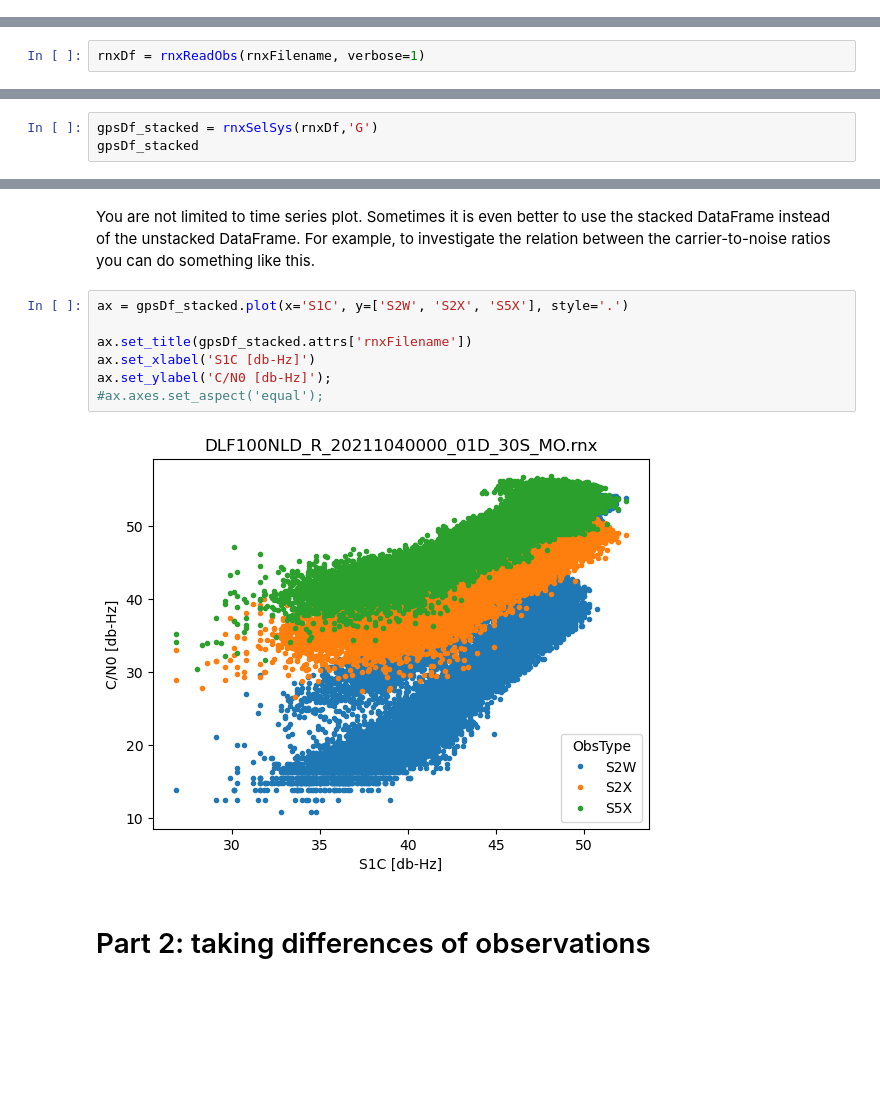
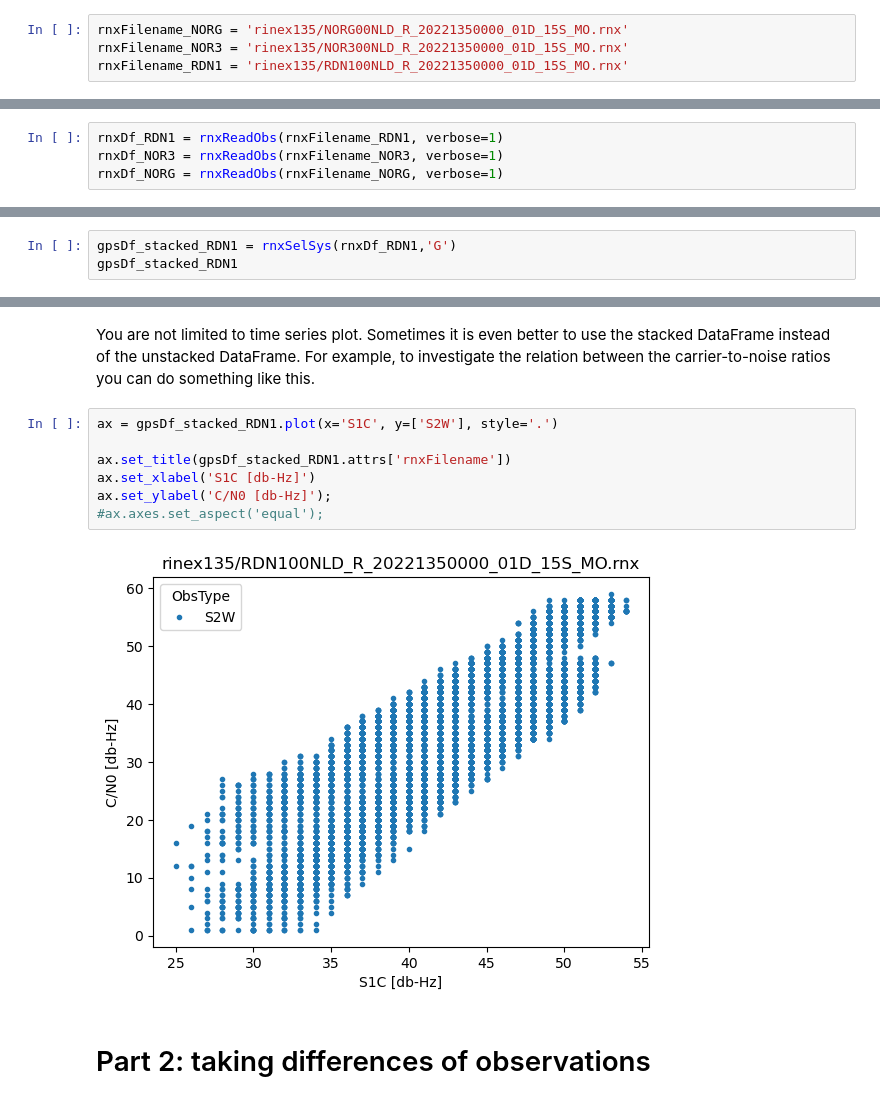
Before and after one commit to ICSlingerland/Groningen-Deformation-lab, a Jupyter notebook: pdRINEX-GettingStarted.ipynb, the cells around one changed output, grey strips where cells are left out. Saved outputs shown, nothing was run; the diff lists cells and outputs as text; blank space fills up the shorter version.

```diff
--- a/pdRINEX-GettingStarted.ipynb
+++ b/pdRINEX-GettingStarted.ipynb
@@ -192,7 +193,13 @@ DLF100NLD_R_20211040000_01D_30S_MO.rnx
+# %%
+rnxFilename_NORG = 'rinex135/NORG00NLD_R_20221350000_01D_15S_MO.rnx'
+rnxFilename_NOR3 = 'rinex135/NOR300NLD_R_20221350000_01D_15S_MO.rnx'
+rnxFilename_RDN1 = 'rinex135/RDN100NLD_R_20221350000_01D_15S_MO.rnx'
 # %% [markdown]
 ## Read RINEX data
 
 The RINEX data is read using the `rnxReadObs` into a pandas **DataFrame**.
 # %%
-rnxDf = rnxReadObs(rnxFilename, verbose=1)
+rnxDf_RDN1 = rnxReadObs(rnxFilename_RDN1, verbose=1)
+rnxDf_NOR3 = rnxReadObs(rnxFilename_NOR3, verbose=1)
+rnxDf_NORG = rnxReadObs(rnxFilename_NORG, verbose=1)
 # %% [output]
@@ -303,6 +358,6 @@ The `pdrinex` module provides very convenient functions for selecting data from
 
 To select data for a single system, e.g. GPS, use the `rnxSelSys()` function.
 # %%
-gpsDf_stacked = rnxSelSys(rnxDf,'G')
-gpsDf_stacked
+gpsDf_stacked_RDN1 = rnxSelSys(rnxDf_RDN1,'G')
+gpsDf_stacked_RDN1
 # %% [output]
@@ -453,14 +563,14 @@ ax.set_title('L1 C/A C/N0 (S1C)');
 # %% [markdown]
 You are not limited to time series plot. Sometimes it is even better to use the stacked DataFrame instead of the unstacked DataFrame. For example, to investigate the relation between the carrier-to-noise ratios you can do something like this.
 # %%
-ax = gpsDf_stacked.plot(x='S1C', y=['S2W', 'S2X', 'S5X'], style='.')
+ax = gpsDf_stacked_RDN1.plot(x='S1C', y=['S2W'], style='.')
 
-ax.set_title(gpsDf_stacked.attrs['rnxFilename'])
+ax.set_title(gpsDf_stacked_RDN1.attrs['rnxFilename'])
 ax.set_xlabel('S1C [db-Hz]')
 ax.set_ylabel('C/N0 [db-Hz]');
 #ax.axes.set_aspect('equal');
 # %% [output]
-[figure, old version]
+[figure, new version]
 # %% [markdown]
 # Part 2: taking differences of observations
 # %% [markdown]
```
Also changed, not shown: parts of 70 cells of this notebook, 1 other file.
